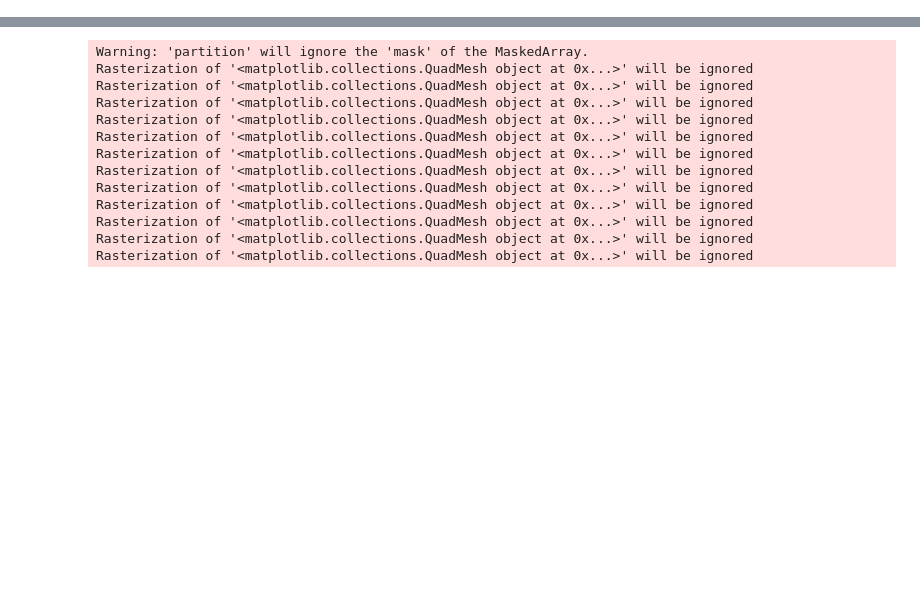
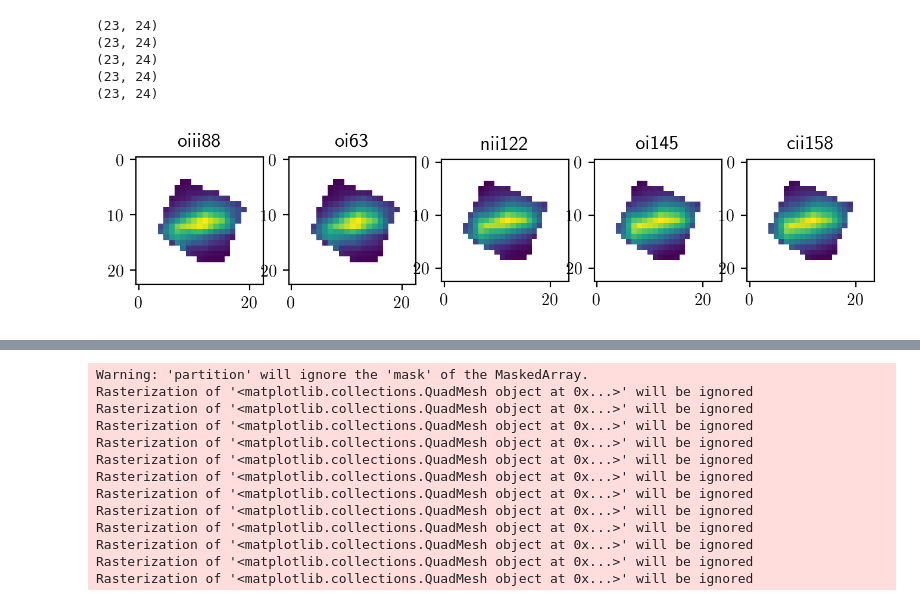
Before and after one commit to myrastone0/Spectral_Analysis, a Jupyter notebook: pdr/pdrModelFitting.ipynb, the cells around one changed output, grey strips where cells are left out. Saved outputs shown, nothing was run; the diff lists cells and outputs as text; code cells hidden in the pictures; blank space fills up the shorter version.

```diff
--- a/pdr/pdrModelFitting.ipynb
+++ b/pdr/pdrModelFitting.ipynb
@@ -369,26 +0,0 @@ plt.show()
-# %%
-    # --------------------------------------------- #
-    # Make a colormap of the continuum line fluxes. #
-    # --------------------------------------------- #
-    import matplotlib.pyplot as plt
-    import matplotlib
-
-    labelSize = 5
-    matplotlib.rcParams['xtick.labelsize'] = labelSize
-    matplotlib.rcParams['ytick.labelsize'] = labelSize
-
-
-    fig = plt.figure(figsize=(6,8),dpi=200, facecolor='w', edgecolor='k')
-    ax1 = fig.add_subplot(141)
-    ax2 = fig.add_subplot(142)
-    ax3 = fig.add_subplot(143)
-    ax4 = fig.add_subplot(144)
-
-    ax1.imshow(lineContFluxes[0])
-    ax2.imshow(lineContFluxes[1])
-    ax3.imshow(lineContFluxes[2])
-    ax4.imshow(lineContFluxes[3])
-
-    fig.text(0.5, 0.58, objectName.upper(),ha='center',fontsize=10)
-
-    plt.show()
@@ -553,0 +404,10 @@ PDR Fitting line set 0
+# %%
+    # Check all the arrays are the same size
+    for key in lineProfDict.keys():
+        print lineProfDict[key]['convFluxJyKmSPrjt'].shape
+# %% [output]
+(23, 24)
+(23, 24)
+(23, 24)
+(23, 24)
+(23, 24)
@@ -553,0 +440,13 @@ PDR Fitting line set 0
+# %%
+    # Plot maps which have not been reprojected nor masked.
+    fig = plt.figure(facecolor='white',figsize=(8,4),dpi=200)
+    for ii in xrange(len(lineProfDict.keys())):
+        ax = fig.add_subplot(1,len(lineProfDict.keys()),ii+1)
+        ax.imshow(lineProfDict[lineProfDict.keys()[ii]]['lineContFlux'])
+        #ax.set_xticks([3,6,9])
+        ax.set_title(lineProfDict.keys()[ii])
+        #ax.grid()
+
+    plt.show()
+# %% [output]
+[figure, added]
```
Also changed, not shown: parts of 45 cells of this notebook, 7 other files.
